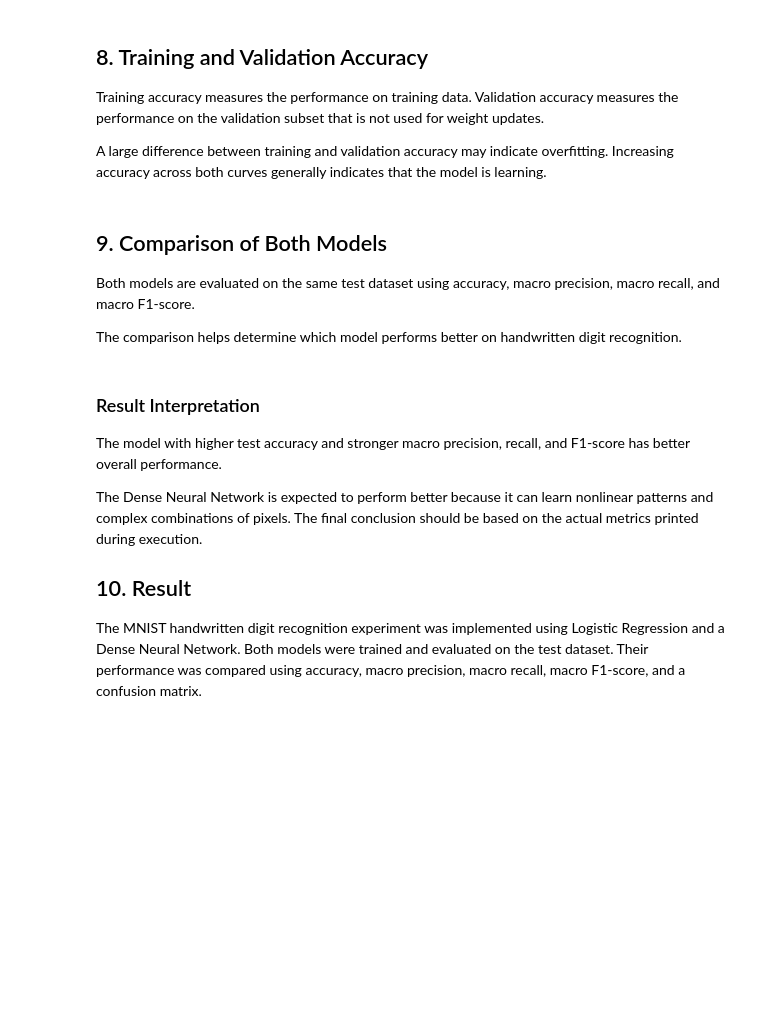
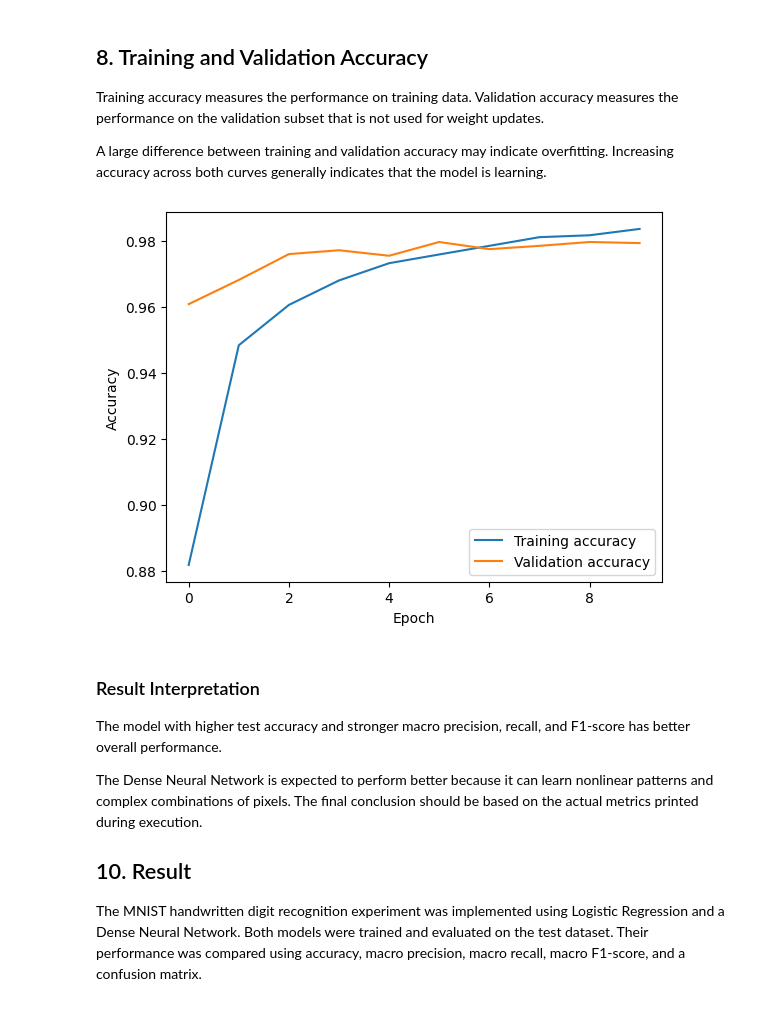
Before and after one commit to Drishti06Sharma/Applied-Machine-Learning, a Jupyter notebook: Lab8/handwritten.ipynb, the cells around one changed output. Saved outputs shown, nothing was run; the diff lists cells and outputs as text; code cells hidden in the pictures; blank space fills up the shorter version.

```diff
--- a/Lab8/handwritten.ipynb
+++ b/Lab8/handwritten.ipynb
@@ -335,24 +267,8 @@ A large difference between training and validation accuracy
 may indicate overfitting. Increasing accuracy across both
 curves generally indicates that the model is learning.
 # %%
-
-plt.figure(figsize=(8, 5))
-
-plt.plot(history.history["accuracy"], label="Training Accuracy")
-plt.plot(history.history["val_accuracy"], label="Validation Accuracy")
-
-plt.xlabel("Epoch")
-plt.ylabel("Accuracy")
-plt.title("Training vs Validation Accuracy")
-plt.legend()
-plt.grid(True)
-plt.show()
+plt.plot(history.history["accuracy"], label="Training accuracy")
+plt.plot(history.history["val_accuracy"], label="Validation accuracy")
+plt.xlabel("Epoch"); plt.ylabel("Accuracy"); plt.legend(); plt.show()
+# %% [output]
+[figure, added]
-# %% [markdown]
-
-## 9. Comparison of Both Models
-
-Both models are evaluated on the same test dataset using
-accuracy, macro precision, macro recall, and macro F1-score.
-
-The comparison helps determine which model performs better
-on handwritten digit recognition.
```
Also changed, not shown: parts of 14 cells of this notebook, 1 other file.
